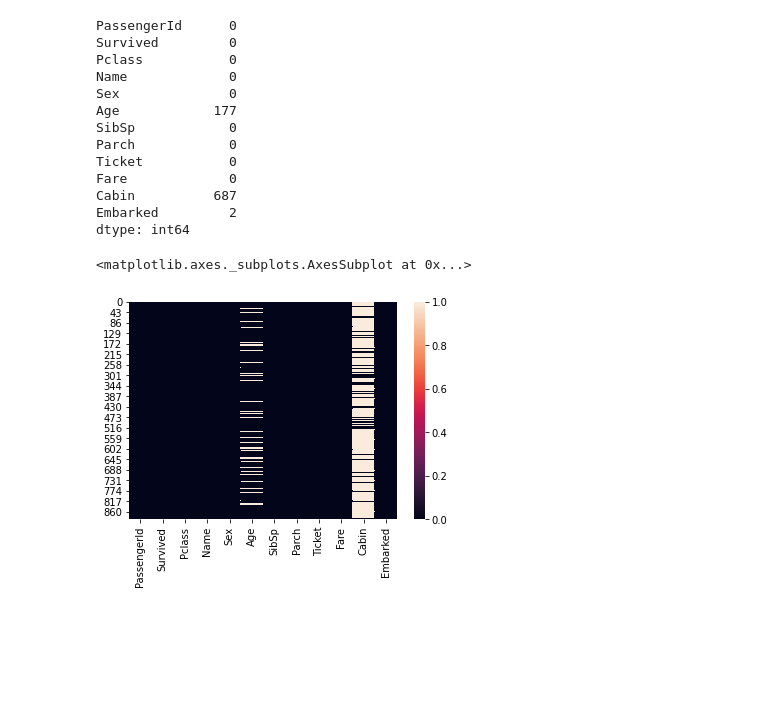
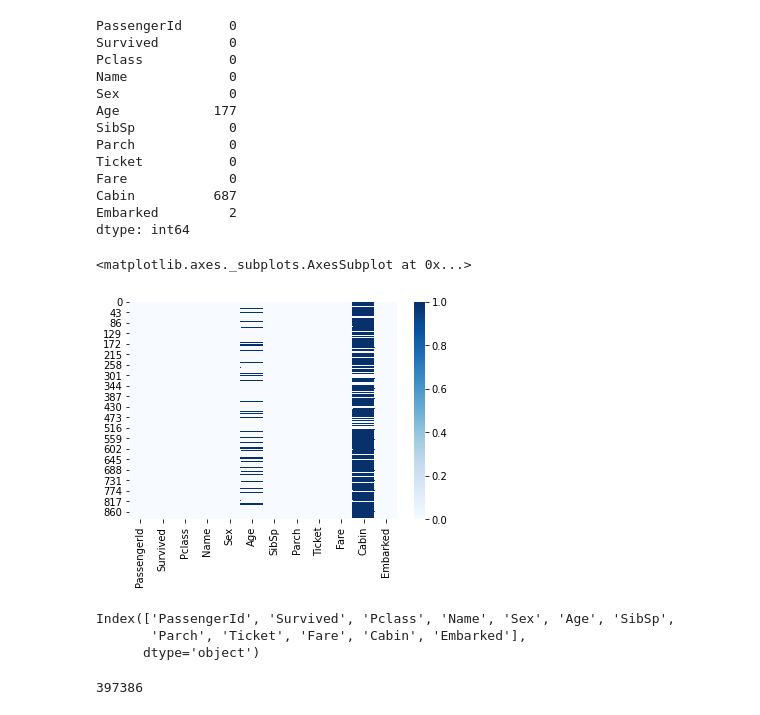
Before and after one commit to Karthikeya-S/day1, a Jupyter notebook: day1_.ipynb, the cells around one changed output. Saved outputs shown, nothing was run; the diff lists cells and outputs as text; code cells hidden in the pictures; blank space fills up the shorter version.

```diff
--- a/day1_.ipynb
+++ b/day1_.ipynb
@@ -322,7 +322,17 @@ Cabin          687
 Embarked         2
 dtype: int64
 # %%
-sns.heatmap(dataset.isnull())
+sns.heatmap(dataset.isnull(),cmap='Blues')
 # %% [output]
 <matplotlib.axes._subplots.AxesSubplot at 0x...>
-[figure, old version]
+[figure, new version]
+# %%
+dataset.columns
+# %% [output]
+Index(['PassengerId', 'Survived', 'Pclass', 'Name', 'Sex', 'Age', 'SibSp',
+       'Parch', 'Ticket', 'Fare', 'Cabin', 'Embarked'],
+      dtype='object')
+# %%
+dataset['PassengerId'].sum()
+# %% [output]
+397386
```
Also changed, not shown: parts of 7 cells of this notebook.
